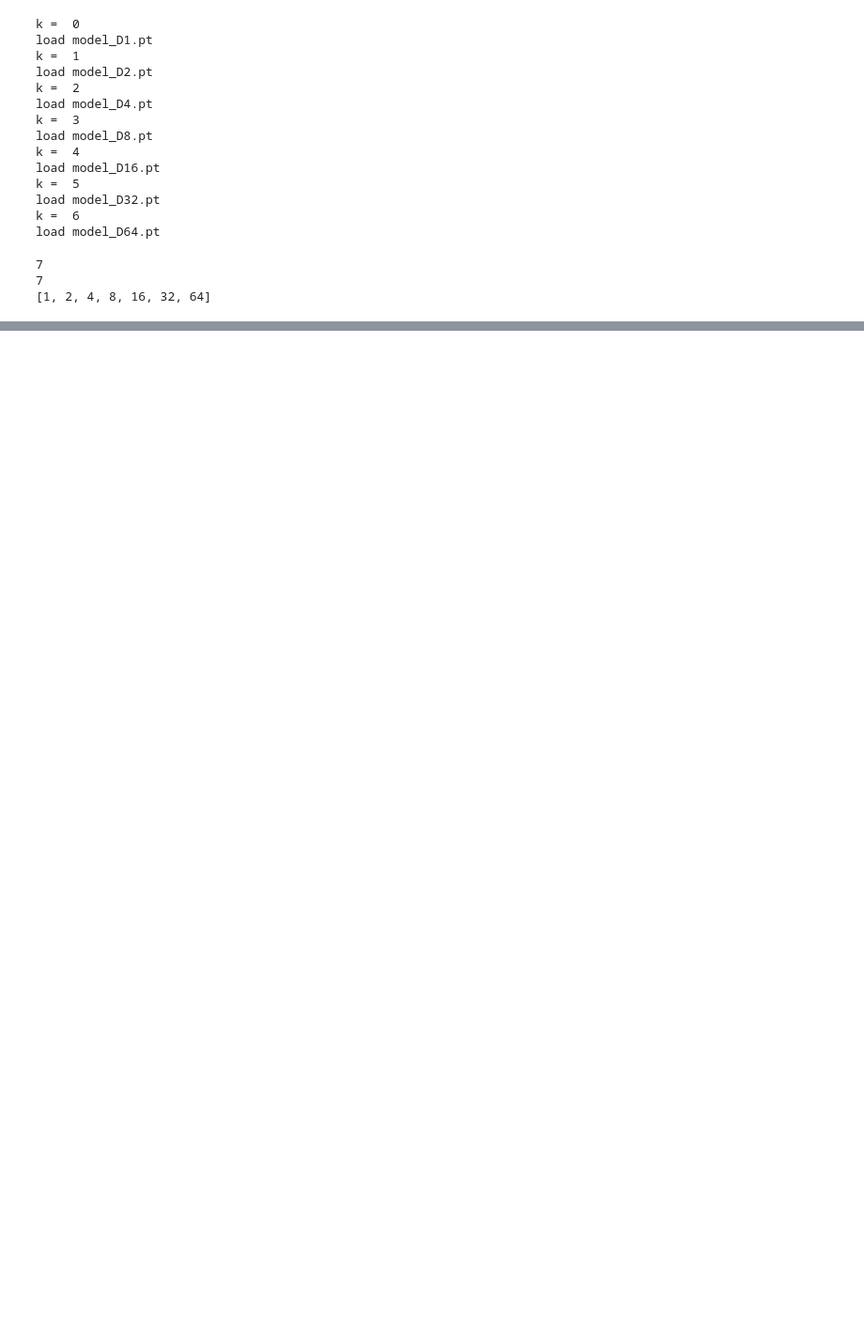
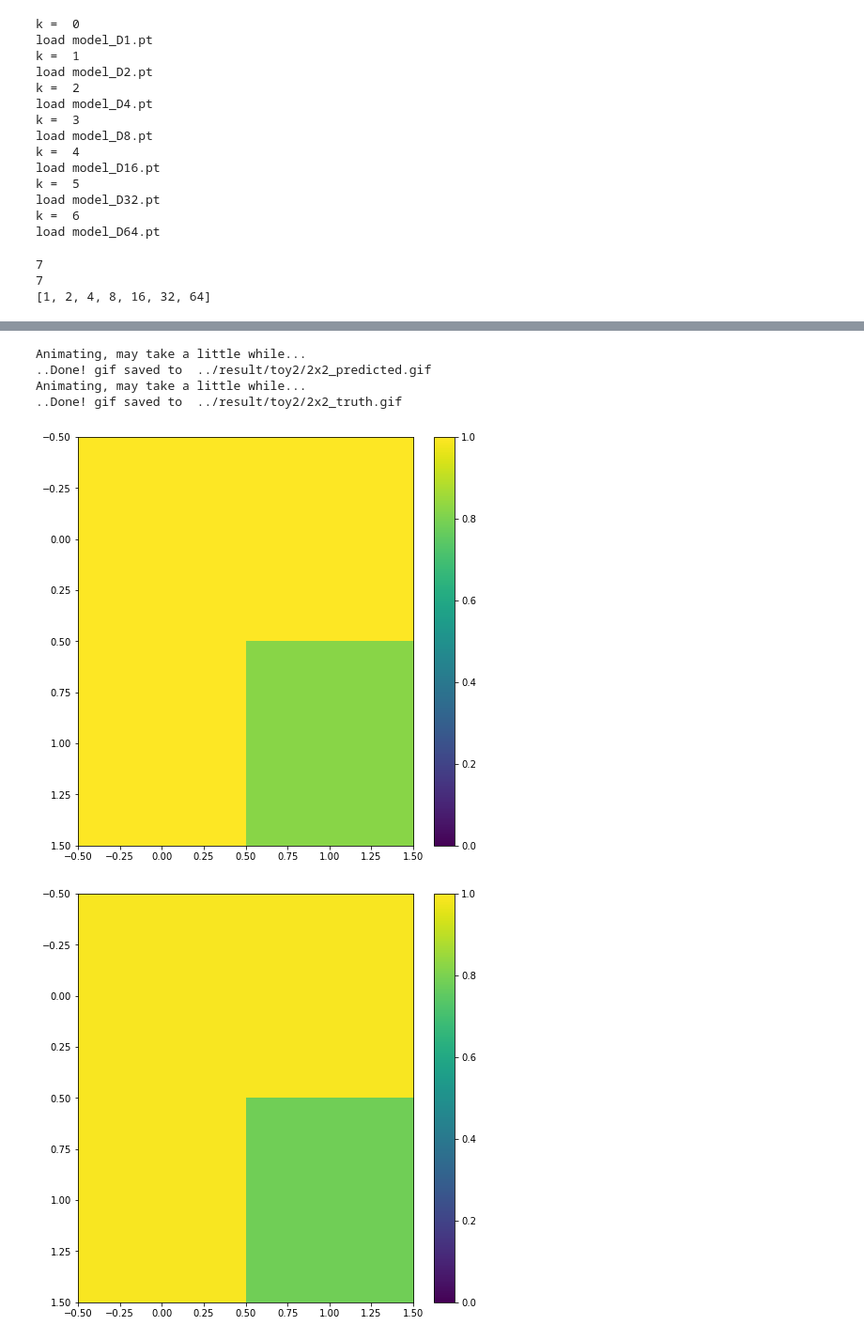
Before and after one commit to KatieJ16/Time_Space_multiscale, a Jupyter notebook: scripts/MrCAE_toy2_everything_averages.ipynb, the cells around one changed output, grey strips where cells are left out. Shown at 94% size. Saved outputs shown, nothing was run; the diff lists cells and outputs as text; code cells hidden in the pictures; blank space fills up the shorter version.

```diff
--- a/scripts/MrCAE_toy2_everything_averages.ipynb
+++ b/scripts/MrCAE_toy2_everything_averages.ipynb
@@ -433,3 +434,13 @@ IndexError: too many indices for array: array is 1-dimensional, but 2 were index
+# %%
+utils.animate(y_preds[0].reshape(1,499,2,2), os.path.join(result_path, '2x2_predicted.gif'))
+utils.animate(val_data[0,1:].reshape(1,499,2,2), os.path.join(result_path, '2x2_truth.gif'))
+# %% [output]
+Animating, may take a little while...
+..Done! gif saved to  ../result/toy2/2x2_predicted.gif
+Animating, may take a little while...
+..Done! gif saved to  ../result/toy2/2x2_truth.gif
+[figure, added]
+[figure, added]
 # %%
 #need to predict encoded dta in time and then decode
 
```
Also changed, not shown: parts of 10 cells of this notebook.
